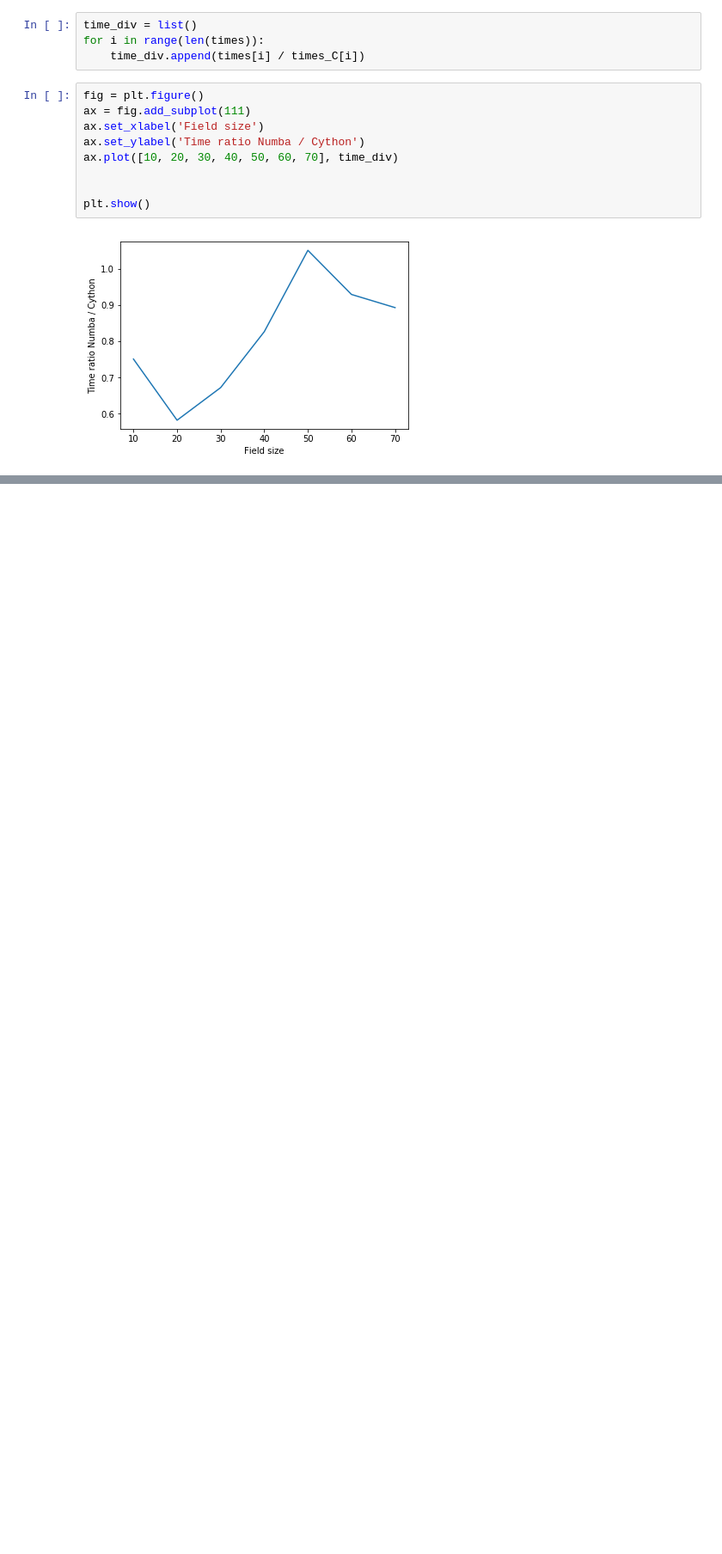
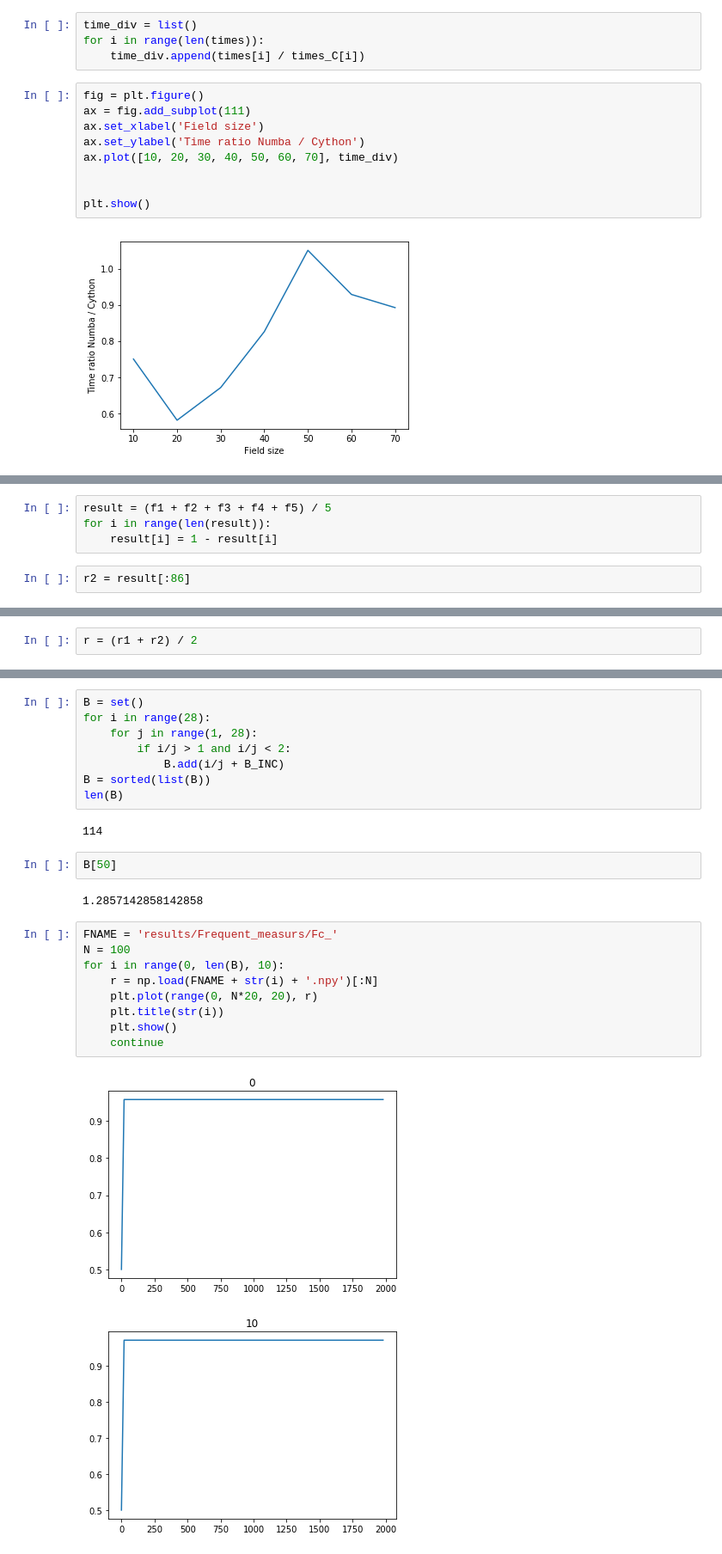
Before and after one commit to MoskalenkoRomanBorisovich/Spatial-Distribution-Evolutionary-Game, a Jupyter notebook: NIS_3D.ipynb, the cells around one changed output, grey strips where cells are left out. Shown at 86% size. Cells and saved outputs as stored; diff of their text form; blank space fills up the shorter version.

```diff
--- a/NIS_3D.ipynb
+++ b/NIS_3D.ipynb
@@ -855,0 +960,6 @@ plt.show()
+# %%
+result = (f1 + f2 + f3 + f4 + f5) / 5
+for i in range(len(result)):
+    result[i] = 1 - result[i]
+# %%
+r2 = result[:86]
@@ -855,0 +976,2 @@ plt.show()
+# %%
+r = (r1 + r2) / 2
@@ -855,0 +987,26 @@ plt.show()
+# %%
+B = set()
+for i in range(28):
+    for j in range(1, 28):
+        if i/j > 1 and i/j < 2:
+            B.add(i/j + B_INC)
+B = sorted(list(B))
+len(B)
+# %% [output]
+114
+# %%
+B[50]
+# %% [output]
+1.2857142858142858
+# %%
+FNAME = 'results/Frequent_measurs/Fc_'
+N = 100
+for i in range(0, len(B), 10):
+    r = np.load(FNAME + str(i) + '.npy')[:N]
+    plt.plot(range(0, N*20, 20), r)
+    plt.title(str(i))
+    plt.show()
+    continue
+# %% [output]
+[figure, added]
+[figure, added]
```
Also changed, not shown: parts of 70 cells of this notebook, 3 other files.
